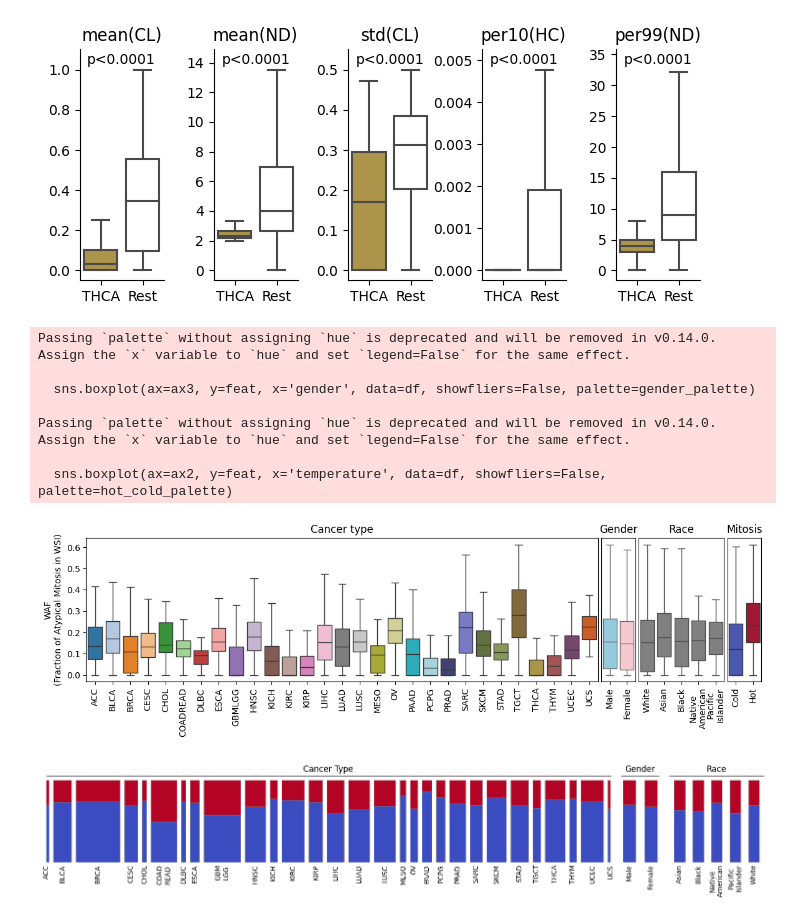
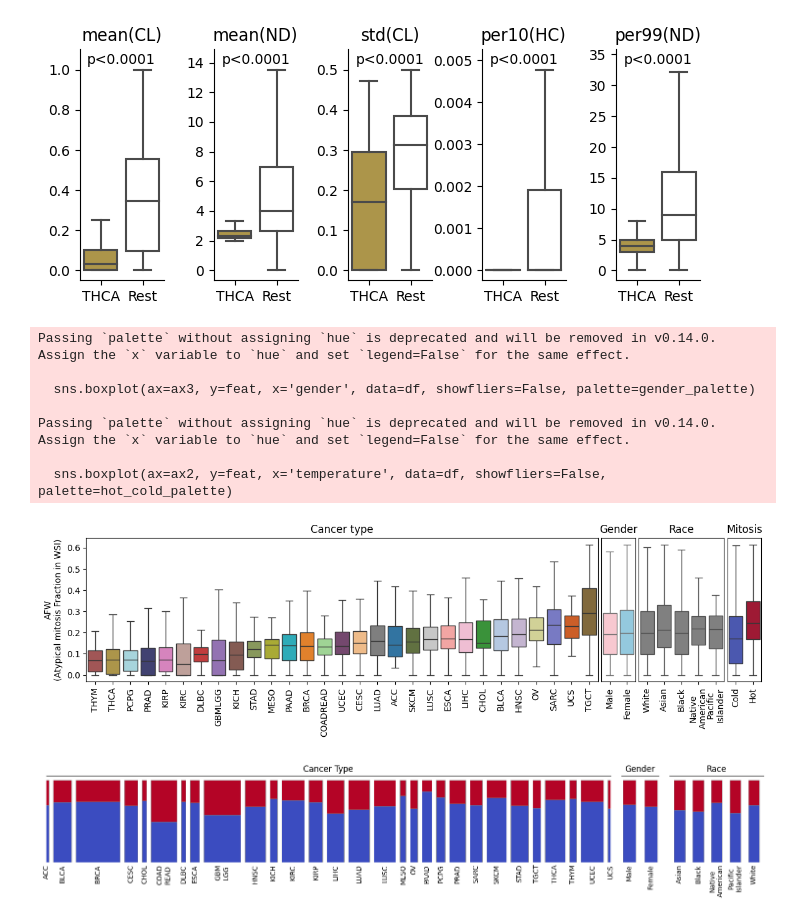
Before and after one commit to mostafajahanifar/pacman, a Jupyter notebook: explain_feature_boxplots.ipynb, the cells around one changed output. Drawn from its saved outputs; the diff is of its cells as text; code cells hidden in the pictures.

```diff
--- a/explain_feature_boxplots.ipynb
+++ b/explain_feature_boxplots.ipynb
@@ -146,12 +146,11 @@ import matplotlib.pyplot as plt
 from utils import get_colors_dict, featre_to_tick
 
 # Load the data
-discov_val_feats_path = '/mnt/gpfs01/lsf-workspace/u2070124/Data/Data/pancancer/tcga_features_final_ClusterByCancerNew_withAtypicalNew.csv'
+discov_val_feats_path = '/mnt/gpfs01/lsf-workspace/u2070124/Data/Data/pancancer/tcga_features_final_ClusterByCancer_withAtypical.csv'
 discov_df = pd.read_csv(discov_val_feats_path)
 
 # Load feature list
-feats_list = pd.read_csv('noncorrolated_feature_list_2.csv', header=None)[0].to_list()
-feats_list = ["aty_wsi_ratio"]
+feats_list = ["aty_wsi_ratio"] # aty_wsi_ratio, aty_ahotspot_count
 
 # Filter the dataframe to include relevant columns and remove invalid cancers
 df = discov_df[['type', 'temperature', 'gender', 'race'] + feats_list]
@@ -191,10 +190,15 @@ for feat in feats_list:
     fig, (ax1, ax3, ax4, ax2) = plt.subplots(1, 4, figsize=(14, 3), gridspec_kw={'width_ratios': [30, 2, 5, 2]})
 
     # Boxplot by type (left plot)
-    sns.boxplot(ax=ax1, y=feat, x='type', hue='type', data=df, showfliers=False, palette=color_pallete)
+    # **Compute the mean of 'feat' for each 'type' and sort them**
+    mean_feat_by_type = df.groupby('type')[feat].mean()
+    sorted_types = mean_feat_by_type.sort_values().index.tolist()
+
+    sns.boxplot(ax=ax1, y=feat, x='type', hue='type', data=df, showfliers=False, palette=color_pallete,
+                order=sorted_types, hue_order=sorted_types)
     ax1.set_yticklabels(ax1.get_yticklabels(), horizontalalignment='right')
     # ax1.set_ylabel(featre_to_tick(feat))
-    ax1.set_ylabel('WAF\n(Fraction of Atypical Mitosis in WSI)')
+    ax1.set_ylabel('AFW\n(Atypical mitosis Fraction in WSI)')
     ax1.set_xlabel('')
     ax1.set_title('Cancer type')
     ax1.legend([], [], frameon=False)  # Remove the legend for the type boxplot
@@ -221,44 +225,44 @@ for feat in feats_list:
     ax3.set_xlabel(featre_to_tick(feat))
     ax3.set_ylabel('')
     ax3.set_xlabel('')
-    ax3.set_xticklabels(['Male', 'Female'], rotation=90)
+    ax3.set_xticklabels(['Male', 'Female'], rotation=90, ha='center')
     ax3.set_title('Gender')
 
     # Remove y-axis ticks and labels for the third plot (gender)
     ax3.set_yticklabels([])  # Remove y-axis labels
     ax3.tick_params(left=False, right=False)  # Remove y-axis ticks
     ax3.set_xticklabels(ax3.get_xticklabels(), rotation=90, ha='center')
 
     # Boxplot by temperature (now fourth plot)
     cmap = plt.get_cmap('coolwarm')
     hot_cold_palette = {'Hot': cmap(.999), 'Cold': cmap(0)}
     sns.boxplot(ax=ax2, y=feat, x='temperature', data=df, showfliers=False, palette=hot_cold_palette)
     ax2.set_xlabel(featre_to_tick(feat))
     ax2.set_ylabel('')
     ax2.set_xlabel('')
     ax2.set_title('Mitosis')
 
     # Remove y-axis ticks and labels for the fourth plot (temperature)
     ax2.set_yticklabels([])  # Remove y-axis labels
     ax2.tick_params(left=False, right=False)  # Remove y-axis ticks
-    ax2.set_xticklabels(ax2.get_xticklabels(), rotation=90, ha='center')
+    ax2.set_xticklabels(ax2.get_xticklabels(), rotation=90, ha='center') # , rotation=45, ha='right'
 
     # Adjust layout to bring subplots closer
     plt.subplots_adjust(wspace=0.02)
 
-    plt.savefig(f"results_final/morphology/dist_{feat}.png", dpi=600, bbox_inches = 'tight', pad_inches = 0.01)
-    plt.savefig(f"results_final/morphology/dist_{feat}.pdf", dpi=600, bbox_inches = 'tight', pad_inches = 0.01)
+    plt.savefig(f"results_final_all/morphology/dist_{feat}.png", dpi=600, bbox_inches = 'tight', pad_inches = 0.01)
+    plt.savefig(f"results_final_all/morphology/dist_{feat}.pdf", dpi=600, bbox_inches = 'tight', pad_inches = 0.01)
     # Adjust layout
     plt.show()
 # %% [output]
 Passing `palette` without assigning `hue` is deprecated and will be removed in v0.14.0. Assign the `x` variable to `hue` and set `legend=False` for the same effect.
 
   sns.boxplot(ax=ax3, y=feat, x='gender', data=df, showfliers=False, palette=gender_palette)
 
 Passing `palette` without assigning `hue` is deprecated and will be removed in v0.14.0. Assign the `x` variable to `hue` and set `legend=False` for the same effect.
 
   sns.boxplot(ax=ax2, y=feat, x='temperature', data=df, showfliers=False, palette=hot_cold_palette)
-[figure, old version]
+[figure, new version]
 # %%
 import pandas as pd
 import matplotlib.pyplot as plt
```
Also changed, not shown: 8 other files.
